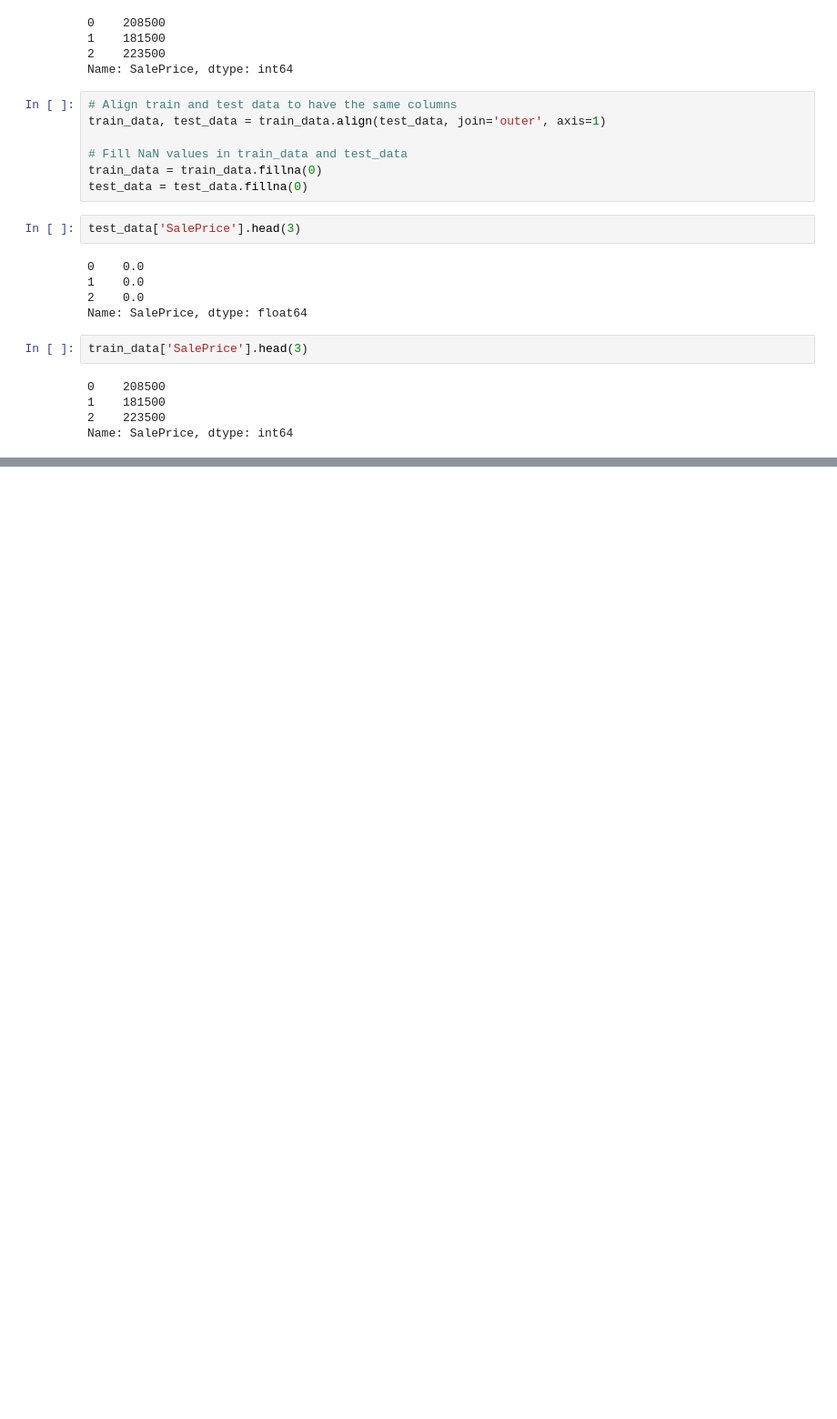
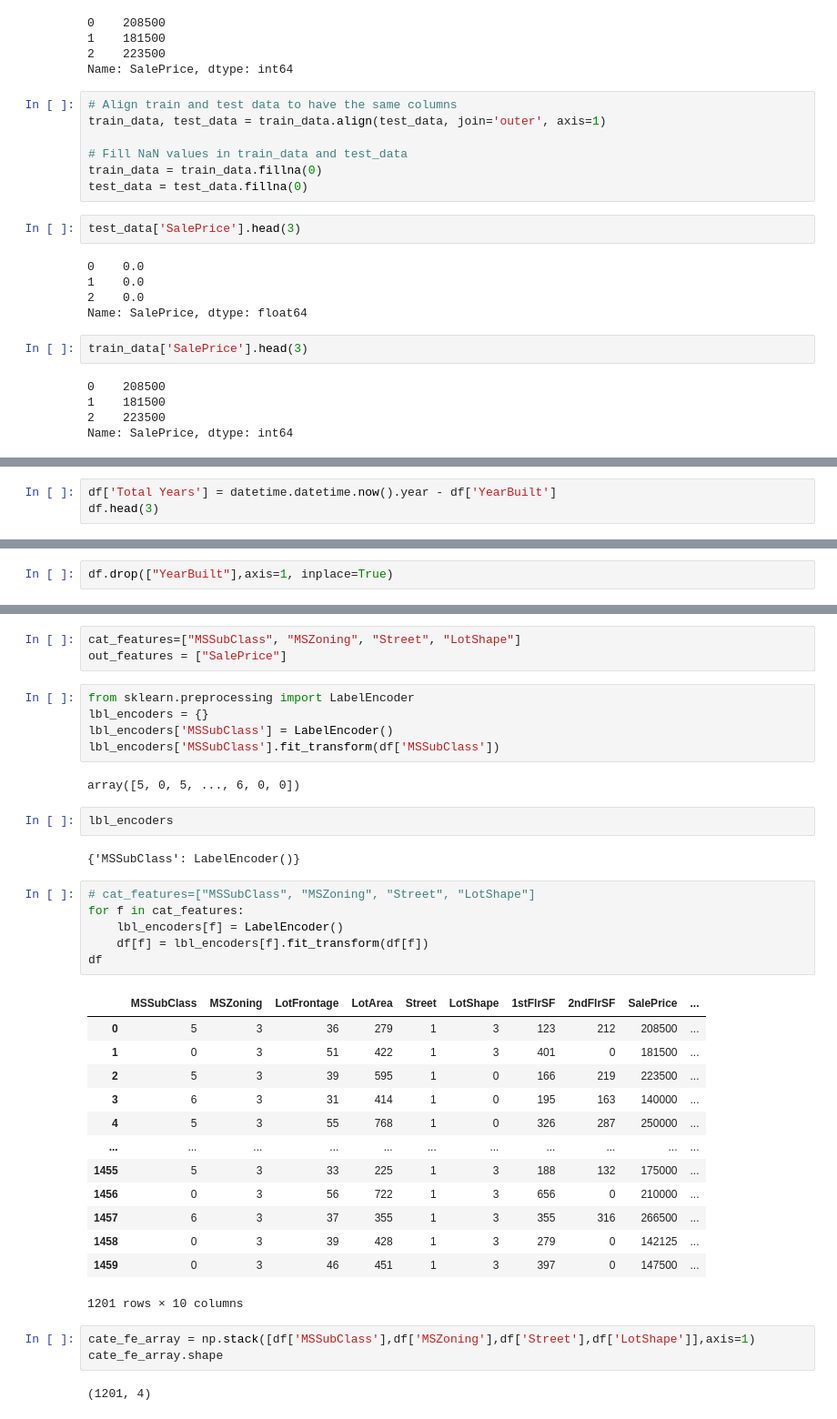
Before and after one commit to learn2Pro/rl_learning, a Jupyter notebook: kaggle/house_price.ipynb, the cells around one changed output, grey strips where cells are left out. Shown: that part at 91% size. Saved outputs shown, nothing was run; the diff lists cells and outputs as text; blank space fills up the shorter version.

```diff
--- a/kaggle/house_price.ipynb
+++ b/kaggle/house_price.ipynb
@@ -334,0 +581,3 @@ NameError: name 'Dataset' is not defined
+# %%
+df['Total Years'] = datetime.datetime.now().year - df['YearBuilt']
+df.head(3)
@@ -334,0 +589,2 @@ NameError: name 'Dataset' is not defined
+# %%
+df.drop(["YearBuilt"],axis=1, inplace=True)
@@ -334,0 +598,39 @@ NameError: name 'Dataset' is not defined
+# %%
+cat_features=["MSSubClass", "MSZoning", "Street", "LotShape"]
+out_features = ["SalePrice"]
+# %%
+from sklearn.preprocessing import LabelEncoder
+lbl_encoders = {}
+lbl_encoders['MSSubClass'] = LabelEncoder()
+lbl_encoders['MSSubClass'].fit_transform(df['MSSubClass'])
+# %% [output]
+array([5, 0, 5, ..., 6, 0, 0])
+# %%
+lbl_encoders
+# %% [output]
+{'MSSubClass': LabelEncoder()}
+# %%
+# cat_features=["MSSubClass", "MSZoning", "Street", "LotShape"]
+for f in cat_features:
+    lbl_encoders[f] = LabelEncoder()
+    df[f] = lbl_encoders[f].fit_transform(df[f])
+df
+# %% [output]
+|  | MSSubClass | MSZoning | LotFrontage | LotArea | Street | LotShape | 1stFlrSF | 2ndFlrSF | SalePrice | ... |
+| 0 | 5 | 3 | 36 | 279 | 1 | 3 | 123 | 212 | 208500 | ... |
+| 1 | 0 | 3 | 51 | 422 | 1 | 3 | 401 | 0 | 181500 | ... |
+| 2 | 5 | 3 | 39 | 595 | 1 | 0 | 166 | 219 | 223500 | ... |
+| 3 | 6 | 3 | 31 | 414 | 1 | 0 | 195 | 163 | 140000 | ... |
+| 4 | 5 | 3 | 55 | 768 | 1 | 0 | 326 | 287 | 250000 | ... |
+| ... | ... | ... | ... | ... | ... | ... | ... | ... | ... | ... |
+| 1455 | 5 | 3 | 33 | 225 | 1 | 3 | 188 | 132 | 175000 | ... |
+| 1456 | 0 | 3 | 56 | 722 | 1 | 3 | 656 | 0 | 210000 | ... |
+| 1457 | 6 | 3 | 37 | 355 | 1 | 3 | 355 | 316 | 266500 | ... |
+| 1458 | 0 | 3 | 39 | 428 | 1 | 3 | 279 | 0 | 142125 | ... |
+| 1459 | 0 | 3 | 46 | 451 | 1 | 3 | 397 | 0 | 147500 | ... |
+1201 rows × 10 columns
+# %%
+cate_fe_array = np.stack([df['MSSubClass'],df['MSZoning'],df['Street'],df['LotShape']],axis=1)
+cate_fe_array.shape
+# %% [output]
+(1201, 4)
```
Also changed, not shown: parts of 66 cells of this notebook, 3 other files.
